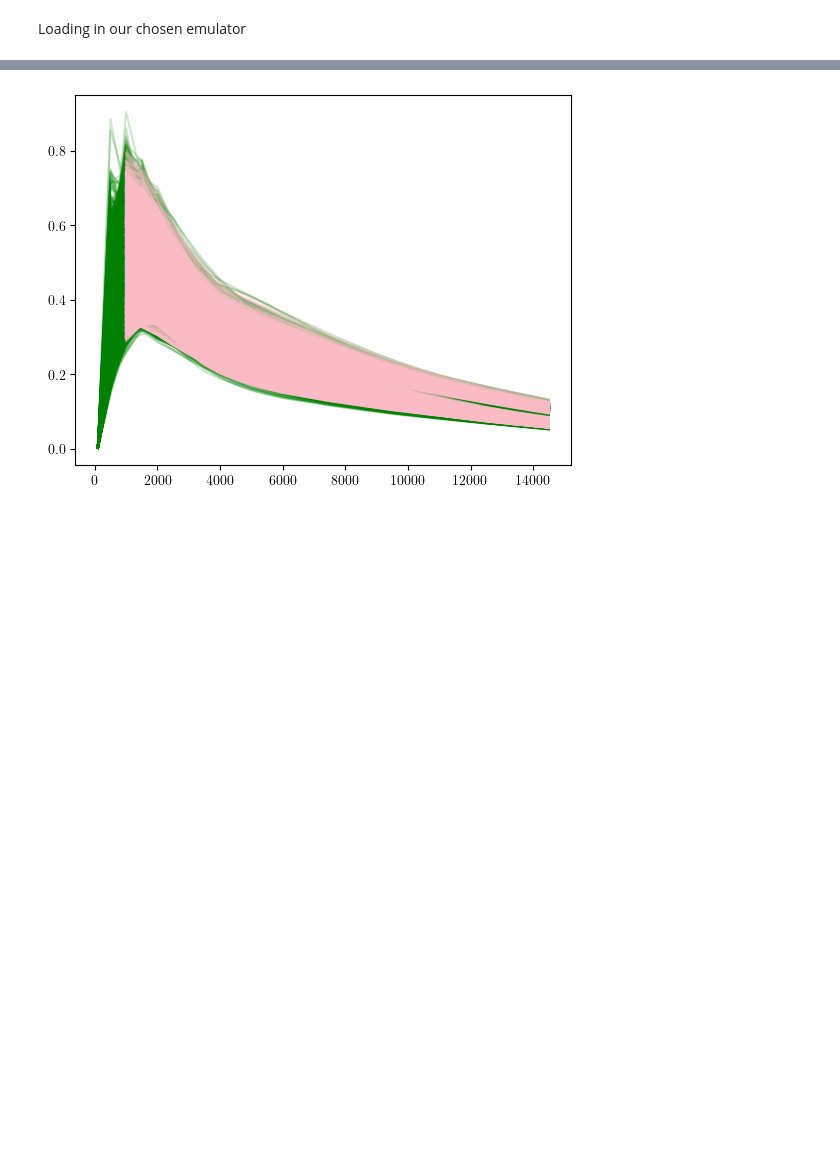
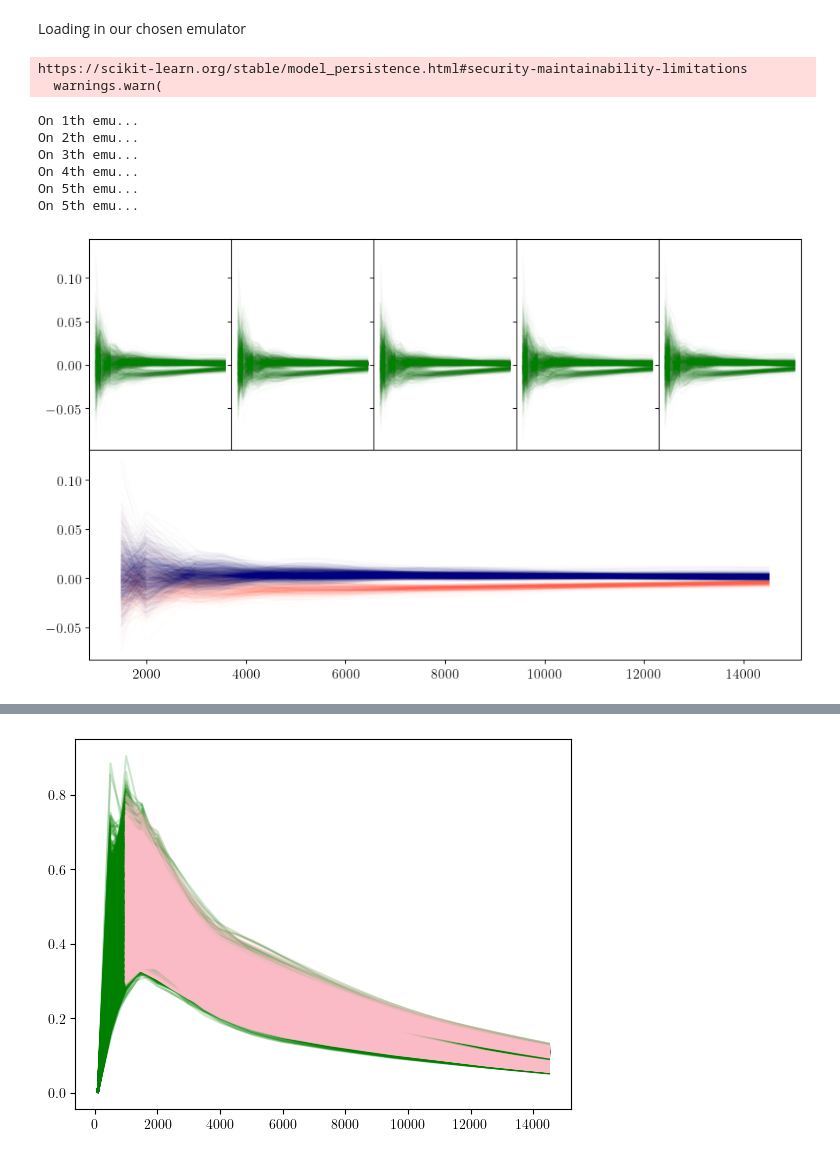
Before and after one commit to lisaleemcb/alfred, a Jupyter notebook: notebooks/paper_plots.ipynb, the cells around one changed output, grey strips where cells are left out. Saved outputs shown, nothing was run; the diff lists cells and outputs as text; code cells hidden in the pictures; blank space fills up the shorter version.

```diff
--- a/notebooks/paper_plots.ipynb
+++ b/notebooks/paper_plots.ipynb
@@ -784,0 +783,68 @@ Loading in our chosen emulator
+# %%
+nruns = 5
+mob = []
+for n in range(nruns):
+    emu = summon_emu(f"{config.nndir}/emuv5.1_run{n}")
+    mob.append(emu)
+# %% [output]
+https://scikit-learn.org/stable/model_persistence.html#security-maintainability-limitations
+  warnings.warn(
+# %%
+# fig, ax = plt.subplots(1,nruns+1, sharex=True, sharey=True, figsize=(25,5))
+# fig.subplots_adjust(wspace=0.0, hspace=0.0)
+from matplotlib.gridspec import GridSpec
+
+fig = plt.figure(figsize=(10, 6))  # Adjust size as needed
+gs = GridSpec(2, 5, height_ratios=[1, 1], hspace=0.0, wspace=0.0)  # 2 rows, 5 columns
+
+# Top row: 5 separate axes
+ax0 = fig.add_subplot(gs[0, 0])
+axes_top = [ax0] + [fig.add_subplot(gs[0, i], sharex=ax0, sharey=ax0) for i in range(1, 5)]
+
+# Bottom row: one axes spanning all columns
+ax_bottom = fig.add_subplot(gs[1, :])
+
+df_validation = df.loc[df.index.intersection(validation_sims)]
+
+color_list = ['navy' if x in good else 'tomato' if x in bad else x for x in df_validation.index]
+
+for i, emu in enumerate(mob):
+    print(f"On {i+1}th emu...")
+    espec = emulator.kemu(df_validation.to_numpy(), **emu)
+    tspec = np.zeros_like(espec)
+    for i_sim, sn in enumerate(df_validation.index):
+        tspec[i_sim] = utils.spectra(sn)[indices]
+
+    residuals = tspec - espec
+
+    axes_top[i].plot(ells[indices], residuals.T, alpha=.01, color='green')
+
+print(f"On {i+1}th emu...")
+espec = emulator.mechkemu(df_validation.to_numpy(), mob)
+tspec = np.zeros_like(espec)
+for i_sim, sn in enumerate(df_validation.index):
+    tspec[i_sim] = utils.spectra(sn)[indices]
+
+residuals = tspec - espec
+
+for i, sn in enumerate(df_validation.index):
+    if sn in good:
+        color = 'navy'
+    if sn in bad:
+        color = 'tomato'
+
+    ax_bottom.plot(ells[indices], residuals[i], alpha=.01, color=color)
+
+for ax in axes_top[1:]:
+    ax.label_outer()  # hides x and y ticks except on edge axes
+
+plt.tight_layout()
+plt.show()
+# %% [output]
+On 1th emu...
+On 2th emu...
+On 3th emu...
+On 4th emu...
+On 5th emu...
+On 5th emu...
+[figure, added]
```
Also changed, not shown: parts of 13 cells of this notebook, 3 other files.
